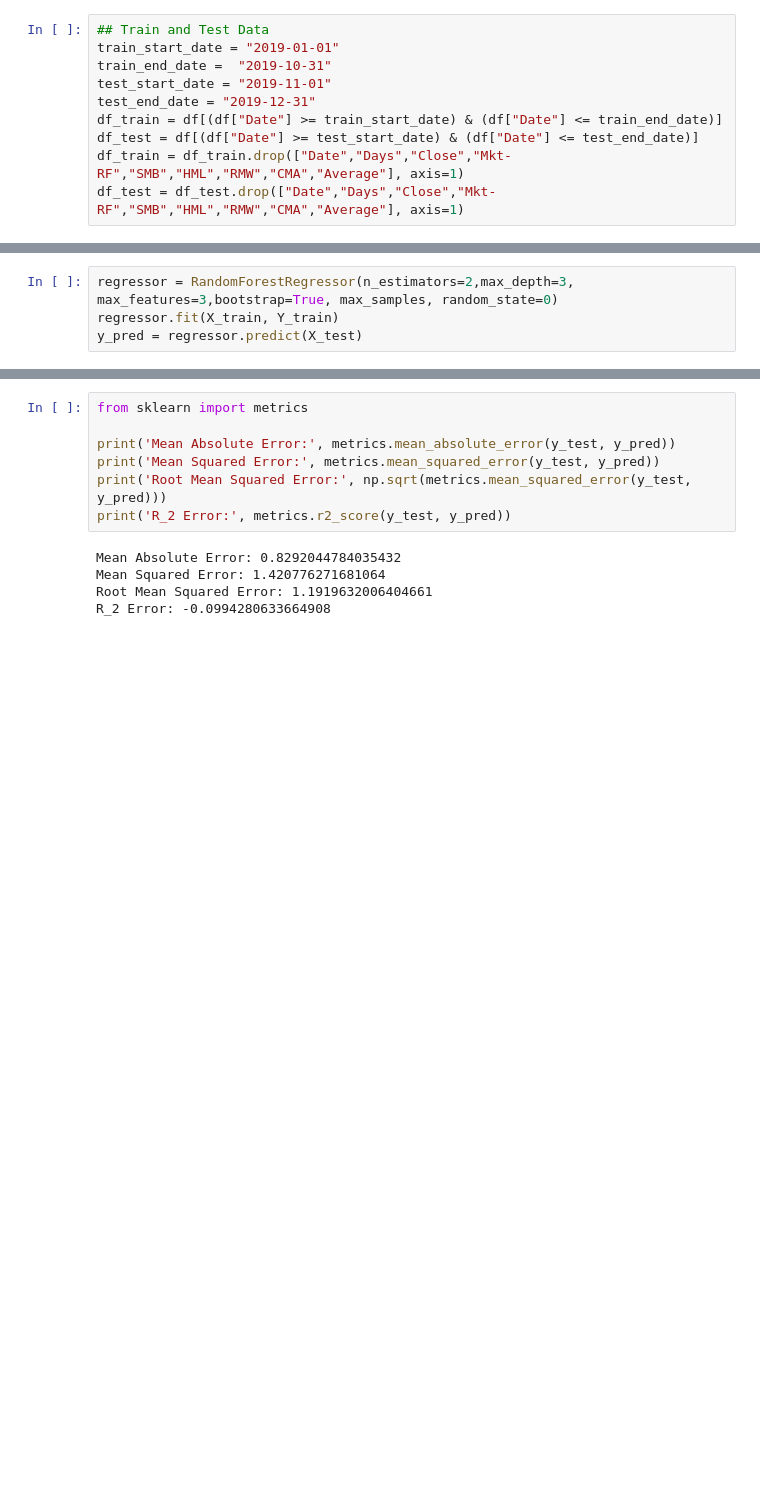
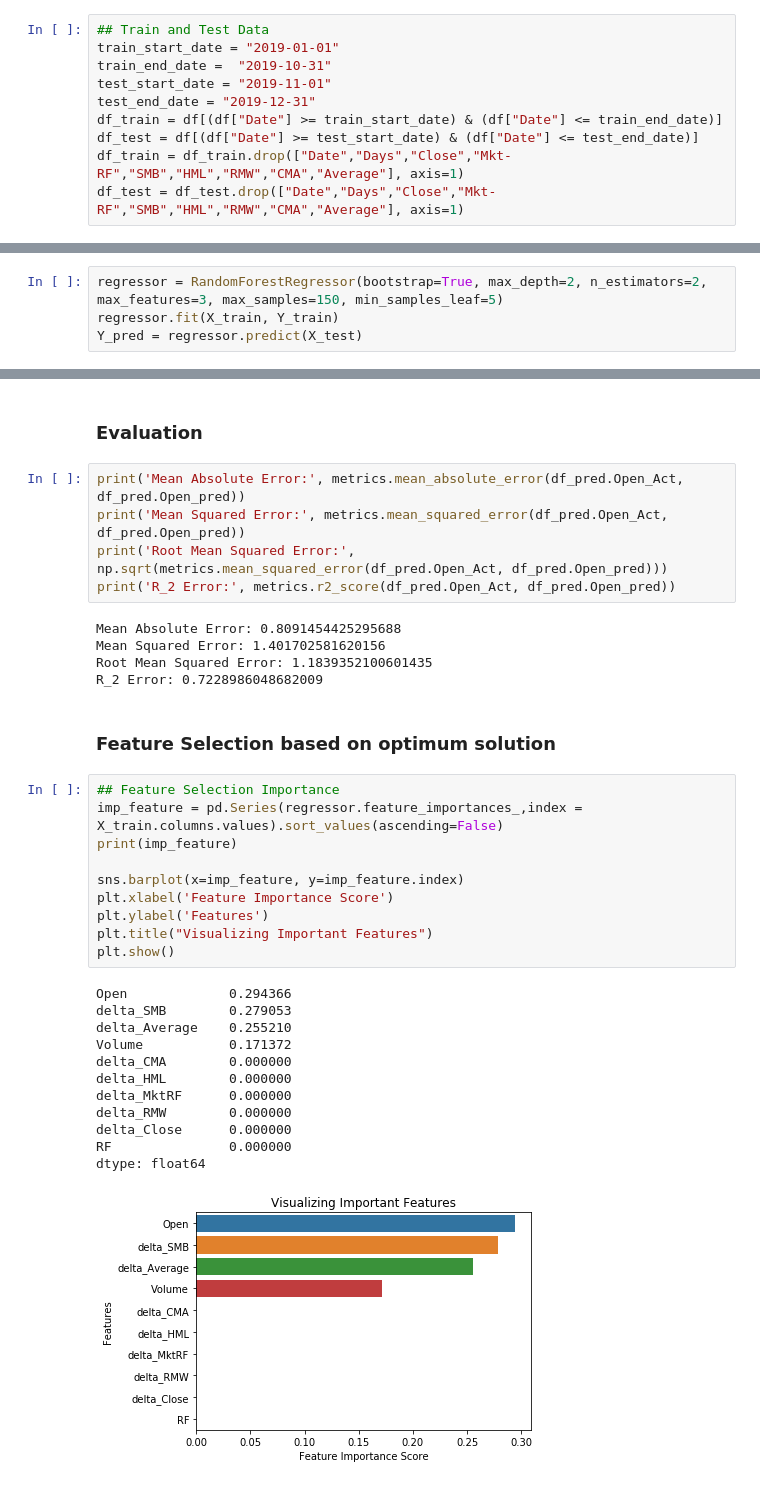
Before and after one commit to parthrana34/Machine-Learning-in-Finance, a Jupyter notebook: Dashboard/Supriya/Random_Forest.ipynb, the cells around one changed output, grey strips where cells are left out. Drawn from its saved outputs; the diff is of its cells as text; blank space fills up the shorter version.

```diff
--- a/Dashboard/Supriya/Random_Forest.ipynb
+++ b/Dashboard/Supriya/Random_Forest.ipynb
@@ -124,4 +101,4 @@ max_samples=0.3571428571428571* X_train.shape[0]
 # %%
-regressor = RandomForestRegressor(n_estimators=2,max_depth=3, max_features=3,bootstrap=True, max_samples, random_state=0)
+regressor = RandomForestRegressor(bootstrap=True, max_depth=2, n_estimators=2, max_features=3, max_samples=150, min_samples_leaf=5)
 regressor.fit(X_train, Y_train)
-y_pred = regressor.predict(X_test)
+Y_pred = regressor.predict(X_test)
@@ -130,12 +123,37 @@ SyntaxError: positional argument follows keyword argument (<ipython-input-127-46
+# %% [markdown]
+### Evaluation
 # %%
-from sklearn import metrics
-
-print('Mean Absolute Error:', metrics.mean_absolute_error(y_test, y_pred))
-print('Mean Squared Error:', metrics.mean_squared_error(y_test, y_pred))
-print('Root Mean Squared Error:', np.sqrt(metrics.mean_squared_error(y_test, y_pred)))
-print('R_2 Error:', metrics.r2_score(y_test, y_pred))
+print('Mean Absolute Error:', metrics.mean_absolute_error(df_pred.Open_Act, df_pred.Open_pred))
+print('Mean Squared Error:', metrics.mean_squared_error(df_pred.Open_Act, df_pred.Open_pred))
+print('Root Mean Squared Error:', np.sqrt(metrics.mean_squared_error(df_pred.Open_Act, df_pred.Open_pred)))
+print('R_2 Error:', metrics.r2_score(df_pred.Open_Act, df_pred.Open_pred))
 # %% [output]
-Mean Absolute Error: 0.8292044784035432
-Mean Squared Error: 1.420776271681064
-Root Mean Squared Error: 1.1919632006404661
-R_2 Error: -0.0994280633664908
+Mean Absolute Error: 0.8091454425295688
+Mean Squared Error: 1.401702581620156
+Root Mean Squared Error: 1.1839352100601435
+R_2 Error: 0.7228986048682009
+# %% [markdown]
+### Feature Selection based on optimum solution
+# %%
+## Feature Selection Importance
+imp_feature = pd.Series(regressor.feature_importances_,index = X_train.columns.values).sort_values(ascending=False)
+print(imp_feature)
+
+sns.barplot(x=imp_feature, y=imp_feature.index)
+plt.xlabel('Feature Importance Score')
+plt.ylabel('Features')
+plt.title("Visualizing Important Features")
+plt.show()
+# %% [output]
+Open             0.294366
+delta_SMB        0.279053
+delta_Average    0.255210
+Volume           0.171372
+delta_CMA        0.000000
+delta_HML        0.000000
+delta_MktRF      0.000000
+delta_RMW        0.000000
+delta_Close      0.000000
+RF               0.000000
+dtype: float64
+[figure, added]
```
Also changed, not shown: parts of 20 cells of this notebook.
